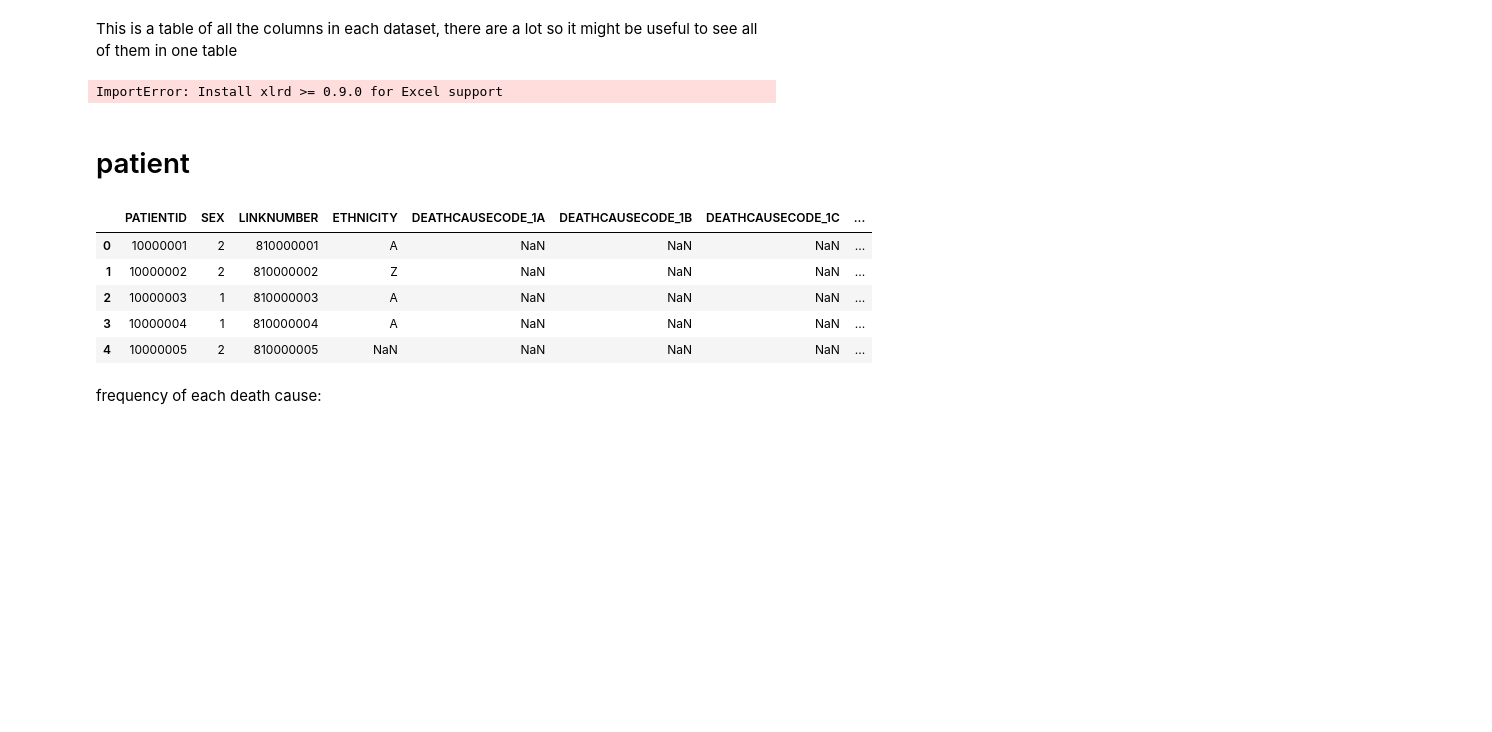
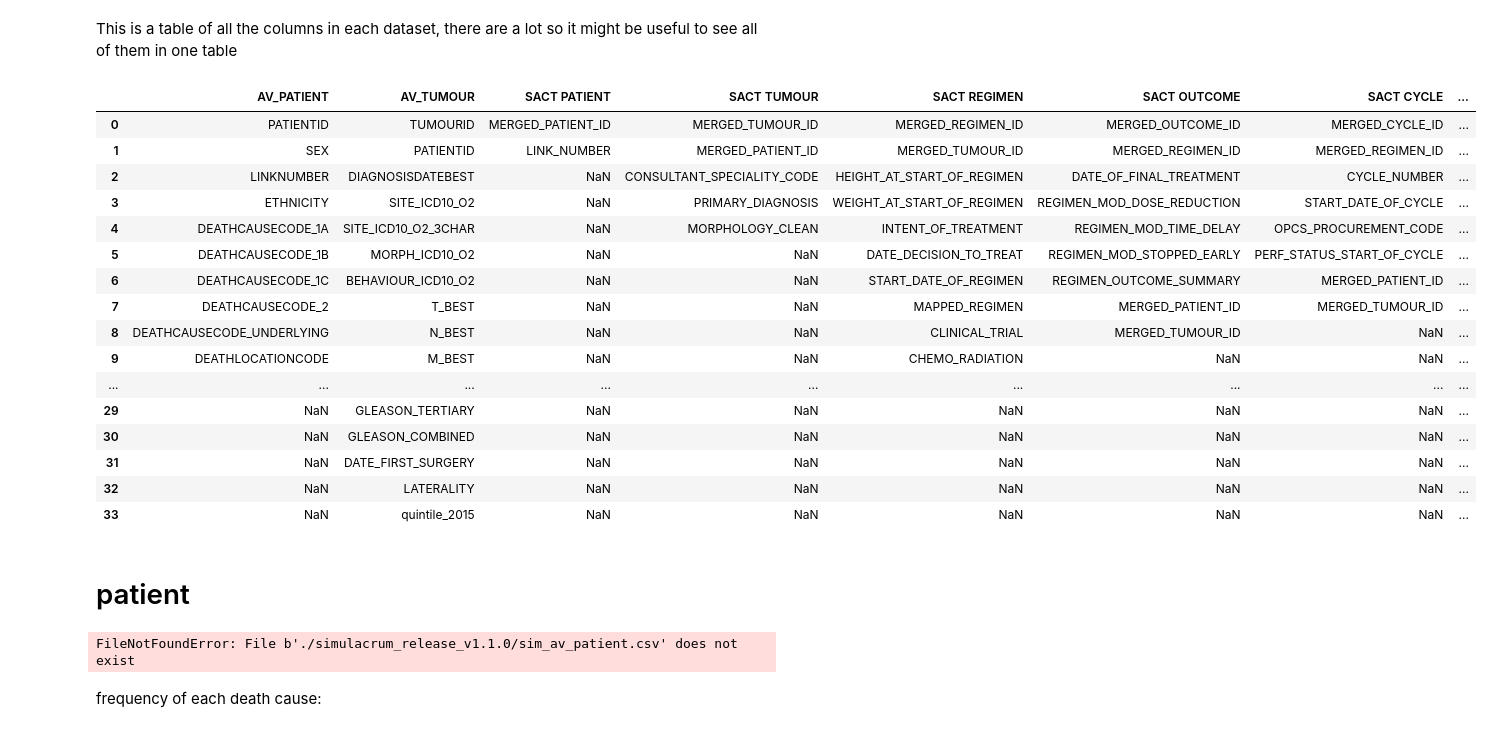
Before and after one commit to UCL-simulacrum/EDA, a Jupyter notebook: cancerdata_EDA.ipynb, the cells around one changed output. Saved outputs shown, nothing was run; the diff lists cells and outputs as text; code cells hidden in the pictures; blank space fills up the shorter version.

```diff
--- a/cancerdata_EDA.ipynb
+++ b/cancerdata_EDA.ipynb
@@ -11,29 +8,40 @@ examples.directory is deprecated; in the future, examples will be found relative
 # %% [markdown]
 This is a table of all the columns in each dataset, there are a lot so it might be useful to see all of them in one table
 # %%
-datadict = pd.ExcelFile('../Simulacrum-data-dictionary.xlsx')
+datadict = pd.ExcelFile('./Simulacrum-data-dictionary.xlsx')
 sheets = datadict.sheet_names[1:]
 DF = pd.DataFrame()
 for sheet in sheets:
     df = pd.read_excel(datadict,sheet)
     df[sheet] = df['Field name']
     DF = pd.concat([DF,df[sheet]], axis=1)
 
 DF
 # %% [output]
-ImportError: Install xlrd >= 0.9.0 for Excel support
+|  | AV_PATIENT | AV_TUMOUR | SACT PATIENT | SACT TUMOUR | SACT REGIMEN | SACT OUTCOME | SACT CYCLE | ... |
+| 0 | PATIENTID | TUMOURID | MERGED_PATIENT_ID | MERGED_TUMOUR_ID | MERGED_REGIMEN_ID | MERGED_OUTCOME_ID | MERGED_CYCLE_ID | ... |
+| 1 | SEX | PATIENTID | LINK_NUMBER | MERGED_PATIENT_ID | MERGED_TUMOUR_ID | MERGED_REGIMEN_ID | MERGED_REGIMEN_ID | ... |
+| 2 | LINKNUMBER | DIAGNOSISDATEBEST | NaN | CONSULTANT_SPECIALITY_CODE | HEIGHT_AT_START_OF_REGIMEN | DATE_OF_FINAL_TREATMENT | CYCLE_NUMBER | ... |
+| 3 | ETHNICITY | SITE_ICD10_O2 | NaN | PRIMARY_DIAGNOSIS | WEIGHT_AT_START_OF_REGIMEN | REGIMEN_MOD_DOSE_REDUCTION | START_DATE_OF_CYCLE | ... |
+| 4 | DEATHCAUSECODE_1A | SITE_ICD10_O2_3CHAR | NaN | MORPHOLOGY_CLEAN | INTENT_OF_TREATMENT | REGIMEN_MOD_TIME_DELAY | OPCS_PROCUREMENT_CODE | ... |
+| 5 | DEATHCAUSECODE_1B | MORPH_ICD10_O2 | NaN | NaN | DATE_DECISION_TO_TREAT | REGIMEN_MOD_STOPPED_EARLY | PERF_STATUS_START_OF_CYCLE | ... |
+| 6 | DEATHCAUSECODE_1C | BEHAVIOUR_ICD10_O2 | NaN | NaN | START_DATE_OF_REGIMEN | REGIMEN_OUTCOME_SUMMARY | MERGED_PATIENT_ID | ... |
+| 7 | DEATHCAUSECODE_2 | T_BEST | NaN | NaN | MAPPED_REGIMEN | MERGED_PATIENT_ID | MERGED_TUMOUR_ID | ... |
+| 8 | DEATHCAUSECODE_UNDERLYING | N_BEST | NaN | NaN | CLINICAL_TRIAL | MERGED_TUMOUR_ID | NaN | ... |
+| 9 | DEATHLOCATIONCODE | M_BEST | NaN | NaN | CHEMO_RADIATION | NaN | NaN | ... |
+| ... | ... | ... | ... | ... | ... | ... | ... | ... |
+| 29 | NaN | GLEASON_TERTIARY | NaN | NaN | NaN | NaN | NaN | ... |
+| 30 | NaN | GLEASON_COMBINED | NaN | NaN | NaN | NaN | NaN | ... |
+| 31 | NaN | DATE_FIRST_SURGERY | NaN | NaN | NaN | NaN | NaN | ... |
+| 32 | NaN | LATERALITY | NaN | NaN | NaN | NaN | NaN | ... |
+| 33 | NaN | quintile_2015 | NaN | NaN | NaN | NaN | NaN | ... |
 # %% [markdown]
 # patient
 # %%
-av_patient = pd.read_csv('../simulacrum_release_v1.1.0/sim_av_patient.csv')
+av_patient = pd.read_csv('./simulacrum_release_v1.1.0/sim_av_patient.csv')
 display(av_patient.head())
 # %% [output]
-|  | PATIENTID | SEX | LINKNUMBER | ETHNICITY | DEATHCAUSECODE_1A | DEATHCAUSECODE_1B | DEATHCAUSECODE_1C | ... |
-| 0 | 10000001 | 2 | 810000001 | A | NaN | NaN | NaN | ... |
-| 1 | 10000002 | 2 | 810000002 | Z | NaN | NaN | NaN | ... |
-| 2 | 10000003 | 1 | 810000003 | A | NaN | NaN | NaN | ... |
-| 3 | 10000004 | 1 | 810000004 | A | NaN | NaN | NaN | ... |
-| 4 | 10000005 | 2 | 810000005 | NaN | NaN | NaN | NaN | ... |
+FileNotFoundError: File b'./simulacrum_release_v1.1.0/sim_av_patient.csv' does not exist
 # %% [markdown]
 frequency of each death cause:
 # %%
```
Also changed, not shown: parts of 20 cells of this notebook, 21 other files.
